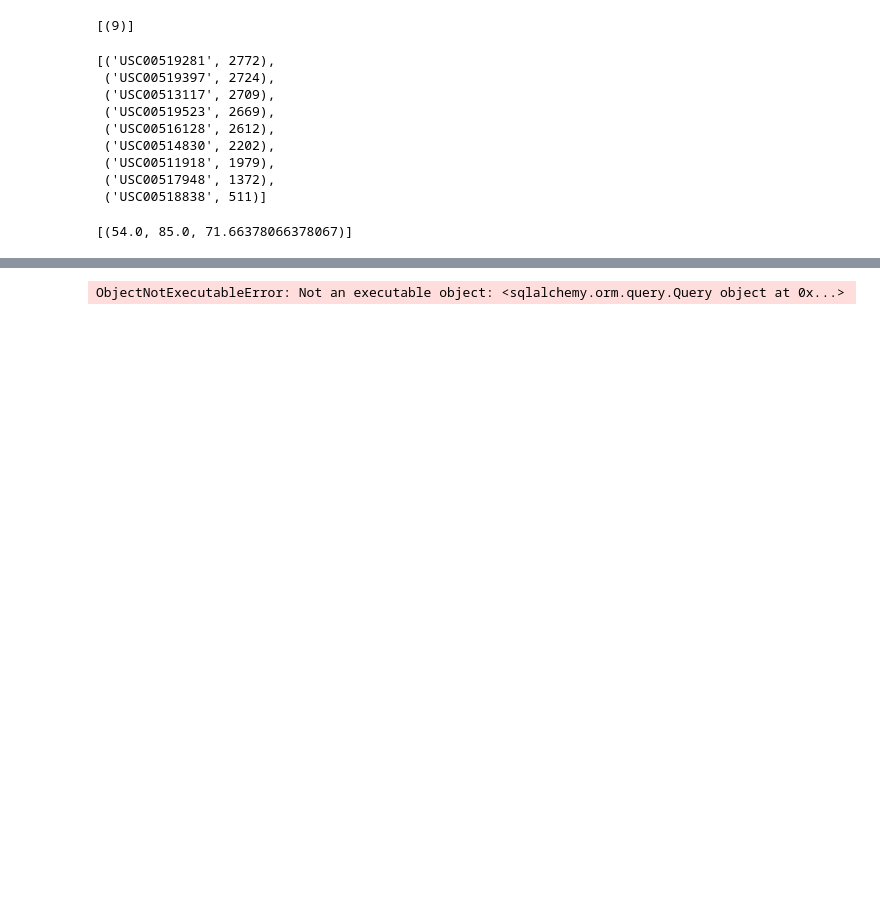
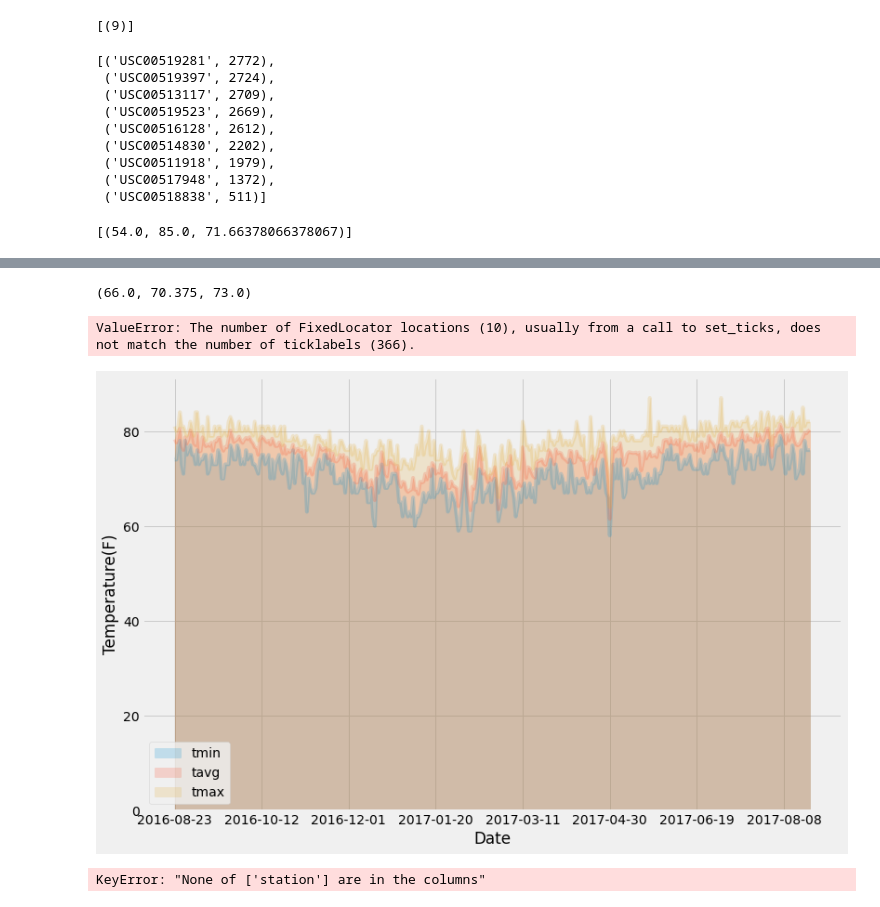
Before and after one commit to thomascbyrne12/sqlalchemy-challenge, a Jupyter notebook: climate.ipynb, the cells around one changed output, grey strips where cells are left out. Drawn from its saved outputs; the diff is of its cells as text; code cells hidden in the pictures; blank space fills up the shorter version.

```diff
--- a/climate.ipynb
+++ b/climate.ipynb
@@ -132,4 +173,6 @@ def calc_temps(start_date, end_date):
         filter(Measurement.date >= start_date).filter(Measurement.date <= end_date).all()
 
 # function usage example
-print(calc_temps('2012-02-28', '2012-03-05'))
+print(calc_temps('2012-02-28', '2012-02-28')[0])
+# %% [output]
+(66.0, 70.375, 73.0)
@@ -147,0 +179,28 @@ plt.title('Trip Avg Temp')
+# %%
+# Query to collect all dates with recorded temperatures from last year of data and sort them
+temp_data = session.query(Measurement.date).filter(Measurement.date.between(new_date, last_date))
+temp_df = pd.read_sql_query(temp_data.statement, connect)
+temp_df = temp_df.rename(columns = {'date':'Date'})
+temp_df = temp_df.drop_duplicates()
+temp_df["Date"] = pd.to_datetime(temp_df["Date"])
+temp_df = temp_df.sort_values(by=['Date'])
+temp_df = temp_df.reset_index(drop = True)
+dates = temp_df['Date'].astype(str)
+# %%
+# Runs function for all dates
+temp_analysis = [calc_temps(d, d)[0] for d in dates]
+# %%
+# Building a dataframe and ploting the data
+fig, ax = plt.subplots()
+
+temp_analysis_df = pd.DataFrame(temp_analysis, columns = ['tmin','tavg','tmax'],index = dates)
+temp_analysis_df.index.name = 'date'
+temp_analysis_df.plot(kind = "area",stacked = False,alpha = 0.2, ax=ax, figsize = (12,8))
+plt.xlabel("Date")
+plt.ylabel("Temperature(F)")
+plt.minorticks_off()
+ax.xaxis.set_ticklabels(temp_analysis_df.index, rotation = 45)
+plt.show()
+# %% [output]
+ValueError: The number of FixedLocator locations (10), usually from a call to set_ticks, does not match the number of ticklabels (366).
+[figure, added]
@@ -149,8 +210,8 @@ plt.title('Trip Avg Temp')
 # Calculate the total amount of rainfall per weather station for your trip dates using the previous year's matching dates.
 # Sort this in descending order by precipitation amount and list the station, name, latitude, longitude, and elevation
 station_precip_data = session.query(Measurement.date, Measurement.prcp)\
-                                .filter(Measurement.date.between("2016-08-23", "2017-08-23"))\
+                                .filter(Measurement.date.between(new_date, last_date))\
                                 .group_by('station')
-station_precip_df = pd.read_sql(station_precip_data, connect, index_col='station')
+station_precip_df = pd.read_sql(station_precip_data.statement, connect, index_col='station')
 # %% [output]
-ObjectNotExecutableError: Not an executable object: <sqlalchemy.orm.query.Query object at 0x...>
+KeyError: "None of ['station'] are in the columns"
```
Also changed, not shown: parts of 15 cells of this notebook.
